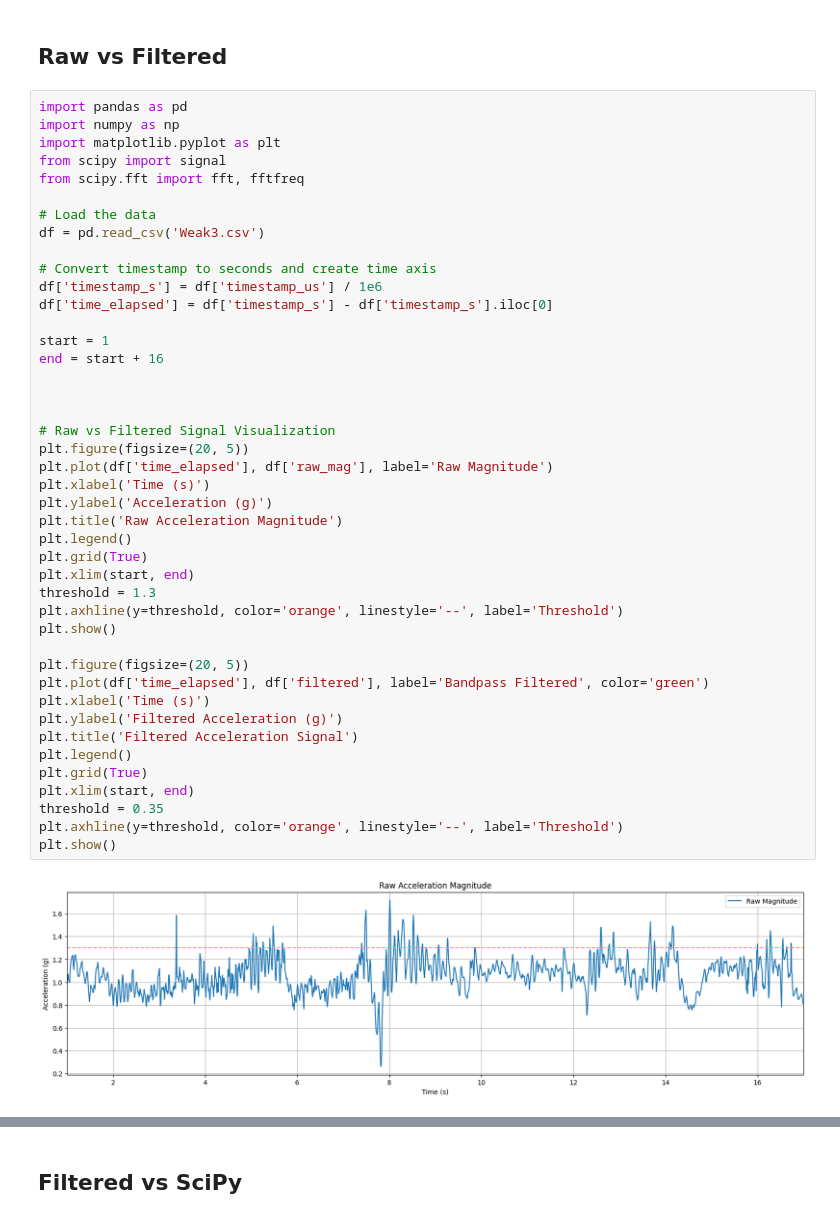
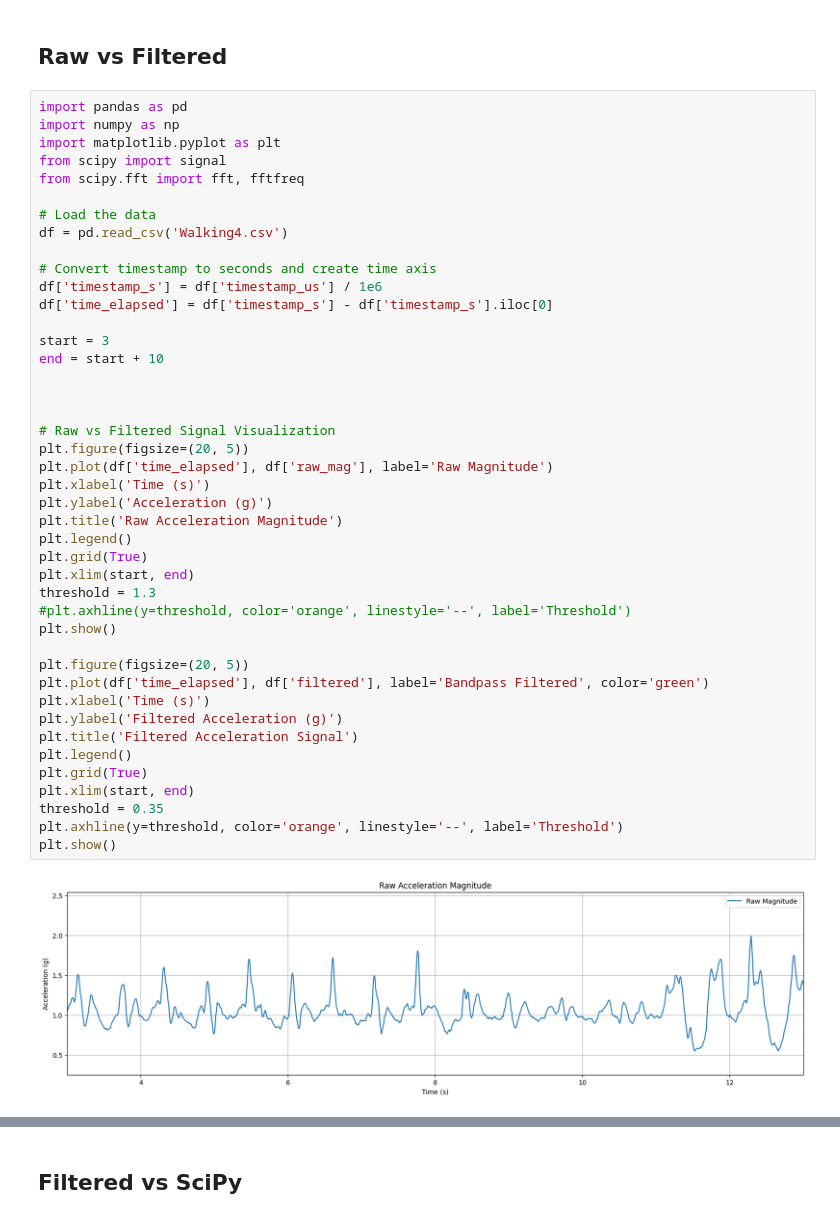
Before and after one commit to Fate8880/MoveMate, a Jupyter notebook: step_analysis.ipynb, the cells around one changed output, grey strips where cells are left out. Cells and saved outputs as stored; diff of their text form.

```diff
--- a/step_analysis.ipynb
+++ b/step_analysis.ipynb
@@ -10,40 +10,40 @@ from scipy import signal
 from scipy.fft import fft, fftfreq
 
 # Load the data
-df = pd.read_csv('Weak3.csv')
+df = pd.read_csv('Walking4.csv')
 
 # Convert timestamp to seconds and create time axis
 df['timestamp_s'] = df['timestamp_us'] / 1e6
 df['time_elapsed'] = df['timestamp_s'] - df['timestamp_s'].iloc[0]
 
-start = 1
-end = start + 16
+start = 3
+end = start + 10
 
 
 
 # Raw vs Filtered Signal Visualization
 plt.figure(figsize=(20, 5))
 plt.plot(df['time_elapsed'], df['raw_mag'], label='Raw Magnitude')
 plt.xlabel('Time (s)')
 plt.ylabel('Acceleration (g)')
 plt.title('Raw Acceleration Magnitude')
 plt.legend()
 plt.grid(True)
 plt.xlim(start, end)
 threshold = 1.3
-plt.axhline(y=threshold, color='orange', linestyle='--', label='Threshold')
+#plt.axhline(y=threshold, color='orange', linestyle='--', label='Threshold')
 plt.show()
 
 plt.figure(figsize=(20, 5))
 plt.plot(df['time_elapsed'], df['filtered'], label='Bandpass Filtered', color='green')
 plt.xlabel('Time (s)')
 plt.ylabel('Filtered Acceleration (g)')
 plt.title('Filtered Acceleration Signal')
 plt.legend()
 plt.grid(True)
 plt.xlim(start, end)
 threshold = 0.35
 plt.axhline(y=threshold, color='orange', linestyle='--', label='Threshold')
 plt.show()
 # %% [output]
-[figure, old version]
+[figure, new version]
```
Also changed, not shown: parts of 3 cells of this notebook, 3 other files.
